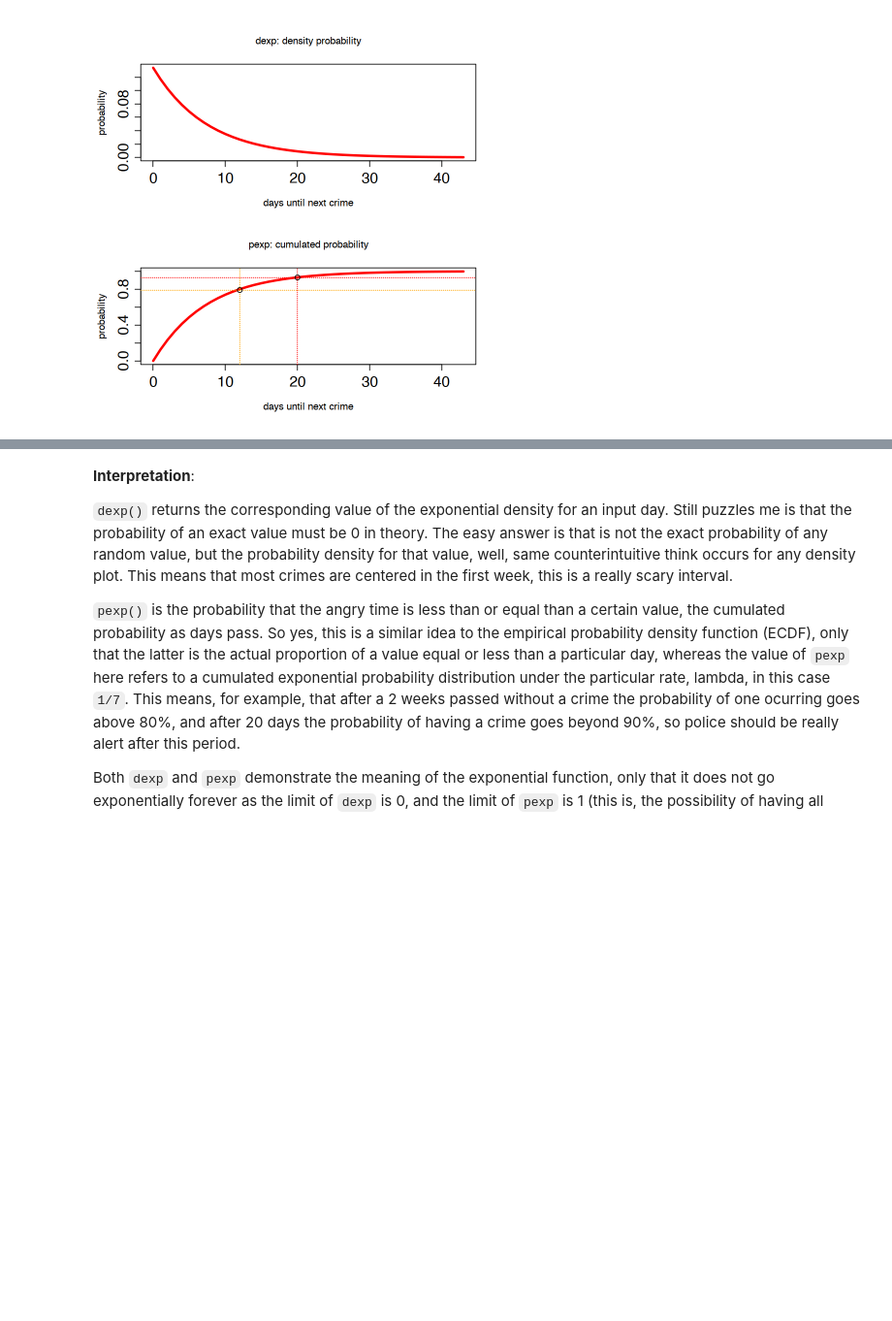
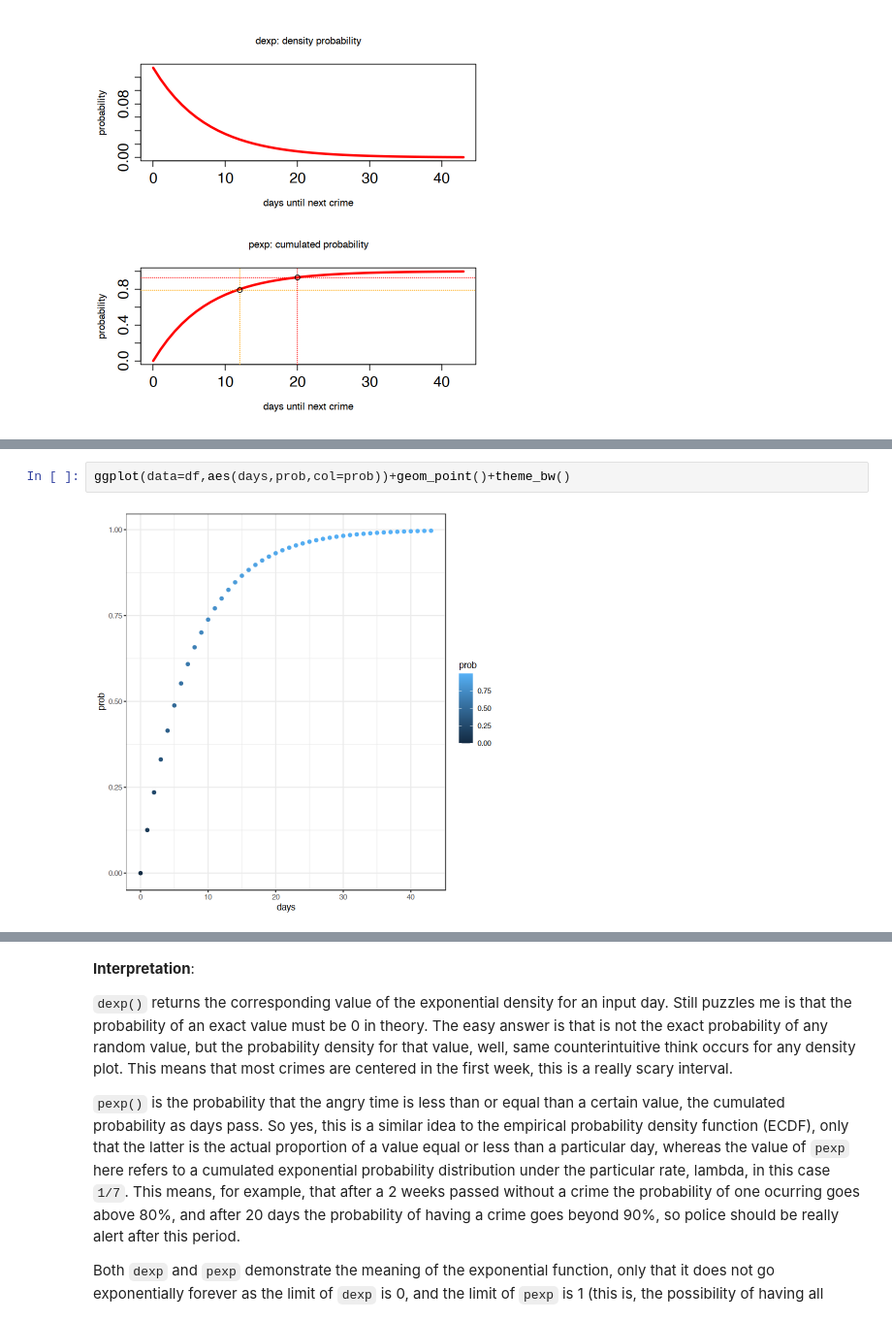
Before and after one commit to norberello/fitting-exponential-car-intervals, a Jupyter notebook: gender-based crimes in Spain 2020.ipynb, the cells around one changed output, grey strips where cells are left out. Shown at 97% size. Drawn from its saved outputs; the diff is of its cells as text; blank space fills up the shorter version.

```diff
--- a/gender-based crimes in Spain 2020.ipynb
+++ b/gender-based crimes in Spain 2020.ipynb
@@ -94,0 +118,4 @@ df<-data.frame(days=sample,prob=prob)#for ggpplot2
+# %%
+ggplot(data=df,aes(days,prob,col=prob))+geom_point()+theme_bw()
+# %% [output]
+[figure, added]
```
Also changed, not shown: parts of 9 cells of this notebook.
